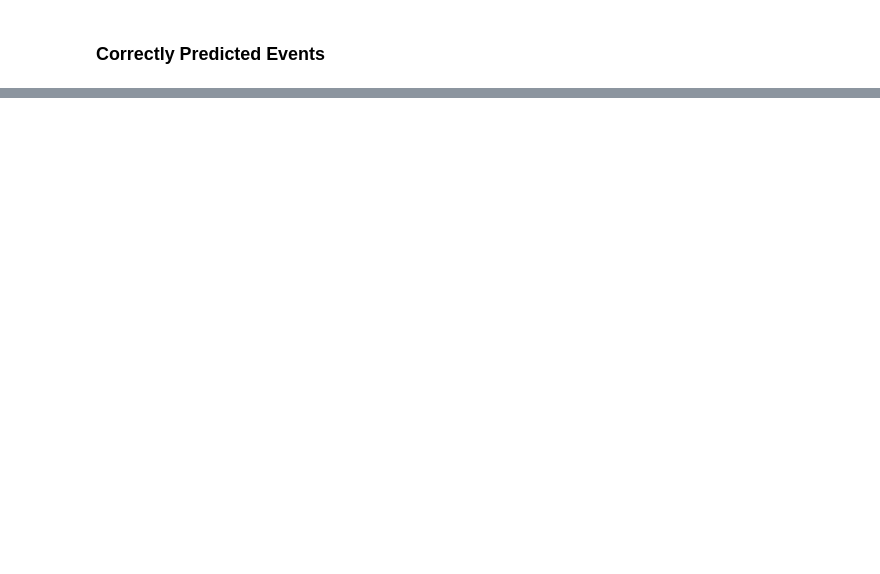
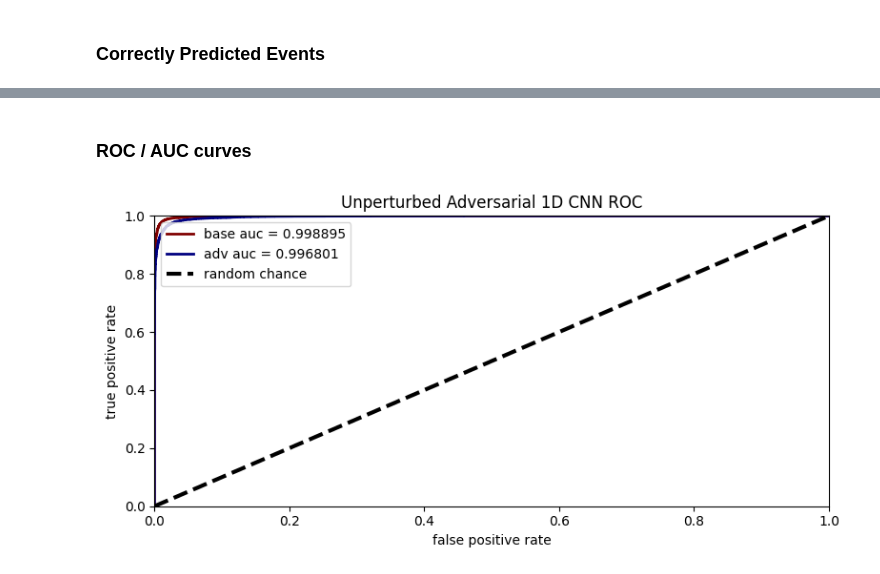
Before and after one commit to ubcms-xai/AdversarialNetworks, a Jupyter notebook: ToyModel/toy_adversarial_1dcnn.ipynb, the cells around one changed output, grey strips where cells are left out. Saved outputs shown, nothing was run; the diff lists cells and outputs as text; code cells hidden in the pictures; blank space fills up the shorter version.

Commit message:
basic ROC/AUC curves

```diff
--- a/ToyModel/toy_adversarial_1dcnn.ipynb
+++ b/ToyModel/toy_adversarial_1dcnn.ipynb
@@ -381,0 +491,42 @@ print('Correctly Predicted Background, Adv Model ', true_adv_bkg)
+# %% [markdown]
+### ROC / AUC curves
+# %%
+# Plot ROC
+
+basemodel = base_model
+advmodel = models_to_eval['adv-regularized']
+
+base_predict = basemodel.predict(data_test_dict)
+adv_predict = advmodel.predict(data_test_dict)
+
+from sklearn.metrics import roc_curve, auc
+
+# Note that getLabels(data_test_list) returns the binary needed for roc curves.
+# p -> perturbed, u -> unperturbed
+ufpr, utpr, uthresholds = roc_curve(getLabels(data_test_list), base_predict[:][:,1])
+pfpr, ptpr, pthresholds = roc_curve(getLabels(data_test_list), adv_predict[:][:,1])
+
+# Get the roc/auc curves:
+uroc_auc = auc(ufpr, utpr)
+proc_auc = auc(pfpr, ptpr)
+
+fig, axs = plt.subplots(1, 1, figsize = (8, 4))
+
+axs.plot(ufpr, utpr, lw = 2, color = 'maroon', label = 'base auc = {:3f}'.format(uroc_auc))
+axs.plot(pfpr, ptpr, lw = 2, color = 'navy', label = 'adv auc = {:3f}'.format(proc_auc))
+
+axs.plot([0, 1], [0, 1], linestyle='--', lw = 3, color ='k', label='random chance')
+
+axs.set_xlim([0, 1.0])
+axs.set_ylim([0, 1.0])
+
+axs.set_xlabel('false positive rate')
+axs.set_ylabel('true positive rate')
+axs.set_title('Unperturbed Adversarial 1D CNN ROC')
+
+axs.legend(loc="upper left")
+
+fig.tight_layout()
+fig.savefig('unperturbed_adv_1dcnn.png')
+# %% [output]
+[figure, added]
```
Also changed, not shown: parts of 16 cells of this notebook.
